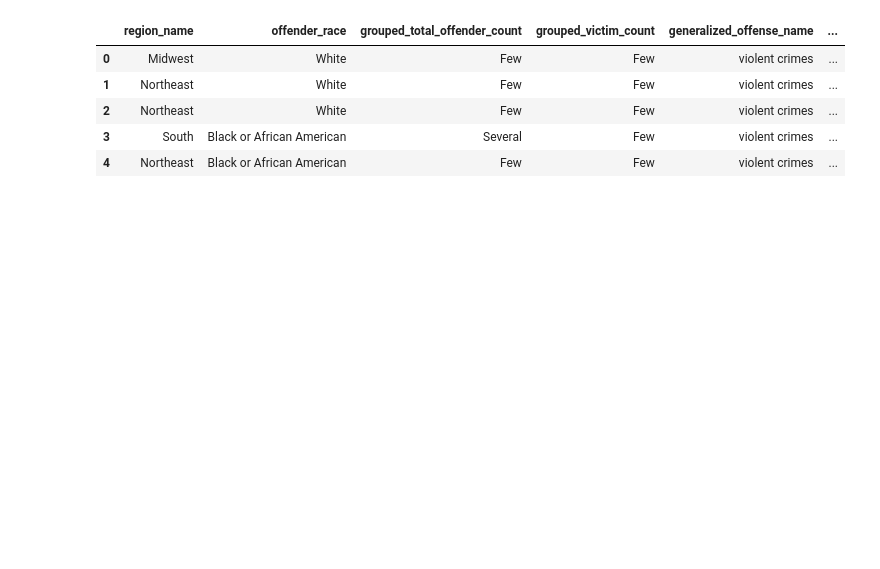
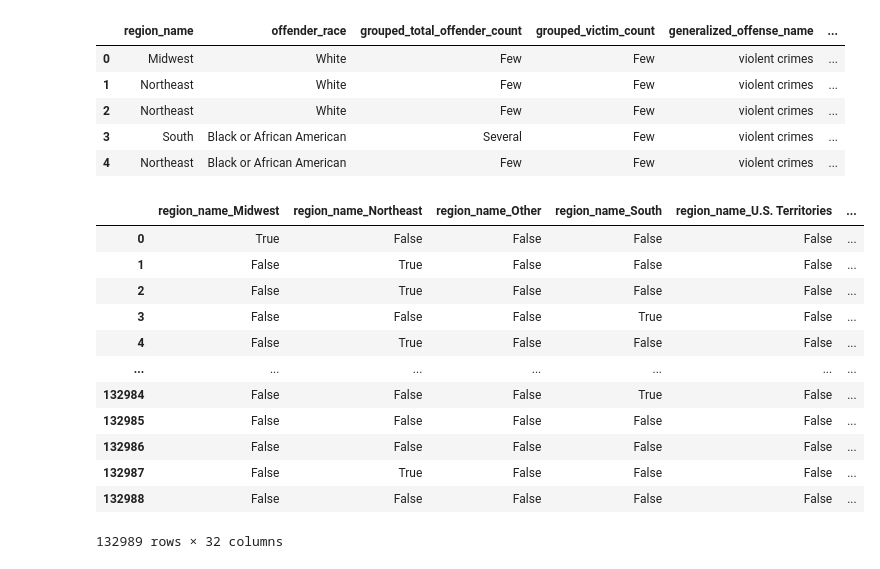
Before and after one commit to UWI-Zess/COMP6940-Project, a Jupyter notebook: models/logit_regression_model.ipynb, the cells around one changed output. Drawn from its saved outputs; the diff is of its cells as text; code cells hidden in the pictures; blank space fills up the shorter version.

```diff
--- a/models/logit_regression_model.ipynb
+++ b/models/logit_regression_model.ipynb
@@ -11,3 +21,13 @@ df.head()
 | 2 | Northeast | White | Few | Few | violent crimes | ... |
 | 3 | South | Black or African American | Several | Few | violent crimes | ... |
 | 4 | Northeast | Black or African American | Few | Few | violent crimes | ... |
+# %%
+X = df[["region_name", "offender_race", "grouped_total_offender_count", "grouped_victim_count", "generalized_offense_name", "generalized_location_name"]]
+Y = df["generalized_bias_desc"]
+# %%
+cat_vars=["region_name", "offender_race", "grouped_total_offender_count", "grouped_victim_count", "generalized_offense_name", "generalized_location_name"]
+
+for var in cat_vars:
+    cat_list = pd.get_dummies(X[var], prefix=var)
+    X = pd.concat([X, cat_list], axis=1)
+    X.drop(var, axis=1, inplace=True)
@@ -13,0 +38,16 @@ df.head()
+# %%
+X
+# %% [output]
+|  | region_name_Midwest | region_name_Northeast | region_name_Other | region_name_South | region_name_U.S. Territories | ... |
+| 0 | True | False | False | False | False | ... |
+| 1 | False | True | False | False | False | ... |
+| 2 | False | True | False | False | False | ... |
+| 3 | False | False | False | True | False | ... |
+| 4 | False | True | False | False | False | ... |
+| ... | ... | ... | ... | ... | ... | ... |
+| 132984 | False | False | False | True | False | ... |
+| 132985 | False | False | False | False | False | ... |
+| 132986 | False | False | False | False | False | ... |
+| 132987 | False | True | False | False | False | ... |
+| 132988 | False | False | False | False | False | ... |
+132989 rows × 32 columns
```
Also changed, not shown: parts of 7 cells of this notebook.
